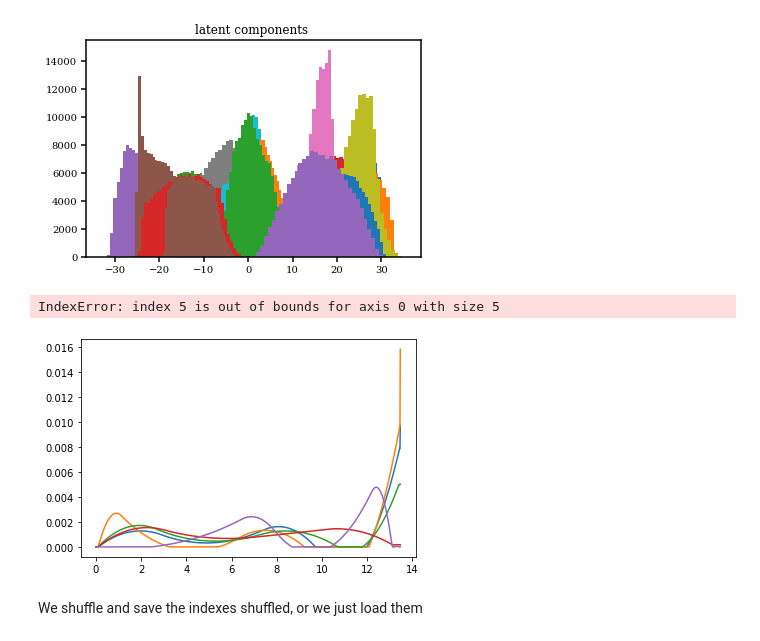
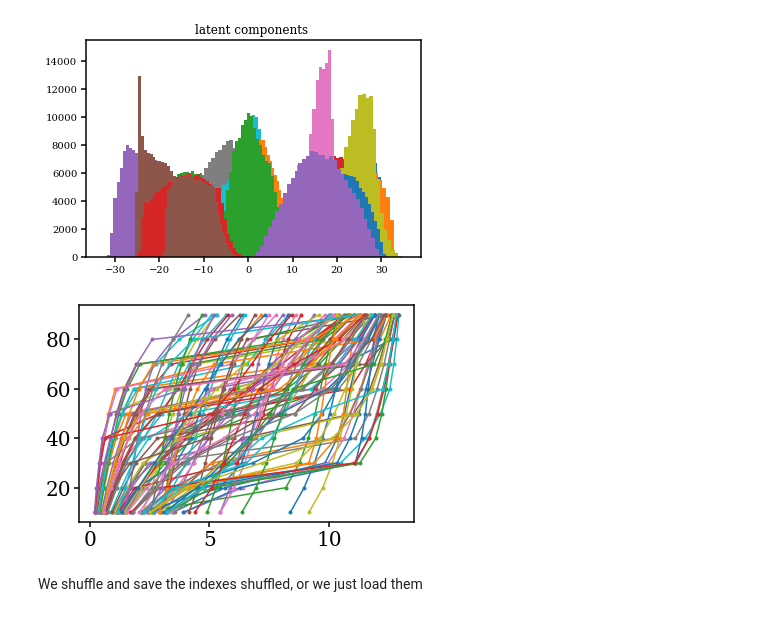
Before and after one commit to patriglesias/SBI_SFHs, a Jupyter notebook: observations_mass_quenched/posterior_estimation.ipynb, the cells around one changed output. Saved outputs shown, nothing was run; the diff lists cells and outputs as text; code cells hidden in the pictures.

```diff
--- a/observations_mass_quenched/posterior_estimation.ipynb
+++ b/observations_mass_quenched/posterior_estimation.ipynb
@@ -73,16 +73,13 @@ plt.show()
 [figure]
 [figure]
 # %%
-ms=np.load('../../seds_large/obs/ms.npy')
-t=np.load('./saved_input/t.npy')
 
 for i in range(100):
-    plt.plot(t,ms[0][i])
-plt.ylim(0,0.005)
+    plt.plot(percentiles[i,:9],np.arange(10,100,10),'.-')
+
 plt.show()
 # %% [output]
-IndexError: index 5 is out of bounds for axis 0 with size 5
-[figure, old version]
+[figure, new version]
 # %% [markdown]
 We shuffle and save the indexes shuffled, or we just load them
 # %%
```
Also changed, not shown: parts of 1 cell of this notebook, 10 other files.
